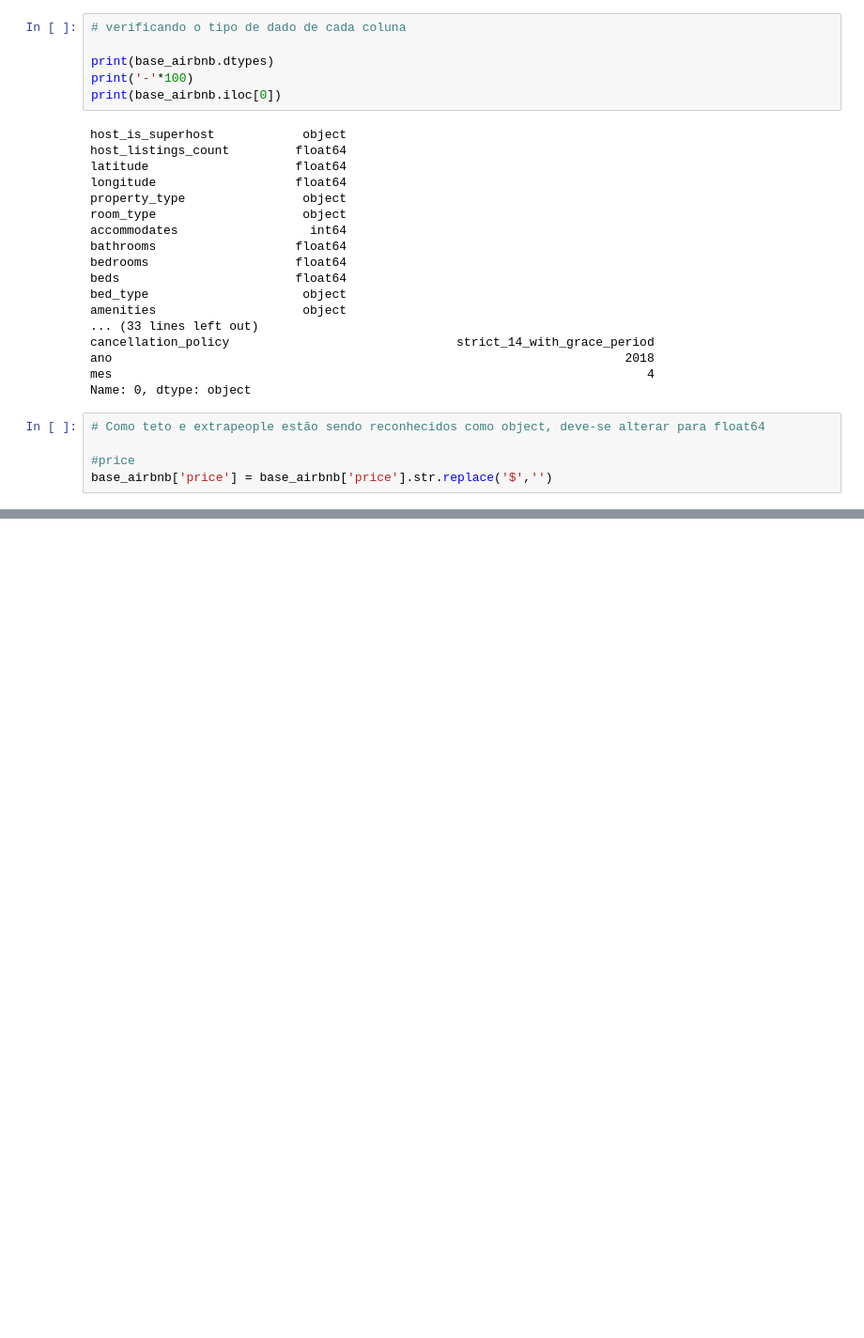
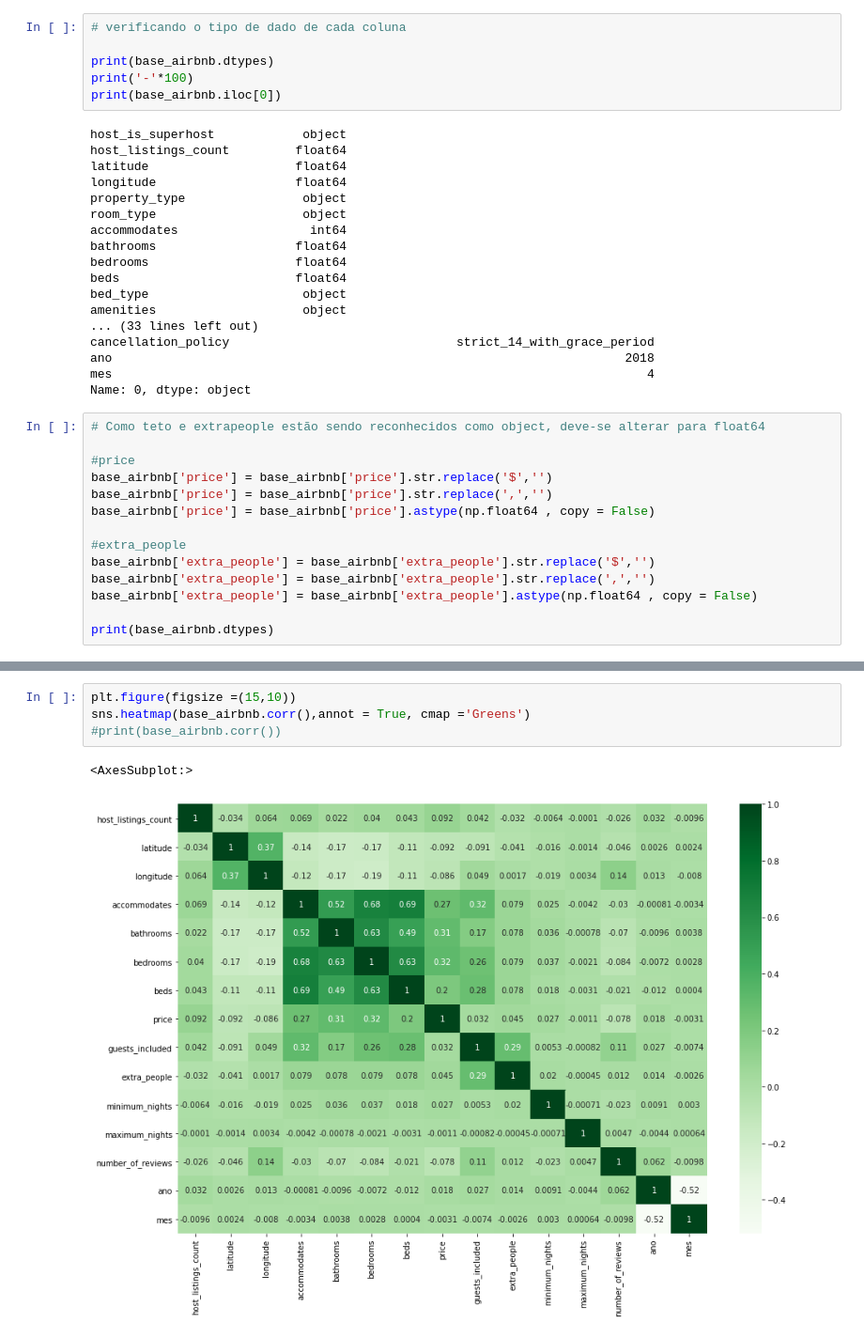
Before and after one commit to PedrosaFelipe/Projeto_Data_Science, a Jupyter notebook: Projeto - Rio de janeiro Airbnb .ipynb, the cells around one changed output, grey strips where cells are left out. Shown at 94% size. Drawn from its saved outputs; the diff is of its cells as text; blank space fills up the shorter version.

```diff
--- a/Projeto - Rio de janeiro Airbnb .ipynb
+++ b/Projeto - Rio de janeiro Airbnb .ipynb
@@ -218,3 +224,12 @@ Name: 0, dtype: object
 
 #price
 base_airbnb['price'] = base_airbnb['price'].str.replace('$','')
+base_airbnb['price'] = base_airbnb['price'].str.replace(',','')
+base_airbnb['price'] = base_airbnb['price'].astype(np.float64 , copy = False)
+
+#extra_people
+base_airbnb['extra_people'] = base_airbnb['extra_people'].str.replace('$','')
+base_airbnb['extra_people'] = base_airbnb['extra_people'].str.replace(',','')
+base_airbnb['extra_people'] = base_airbnb['extra_people'].astype(np.float64 , copy = False)
+
+print(base_airbnb.dtypes)
@@ -220,0 +263,7 @@ base_airbnb['price'] = base_airbnb['price'].str.replace('$','')
+# %%
+plt.figure(figsize =(15,10))
+sns.heatmap(base_airbnb.corr(),annot = True, cmap ='Greens')
+#print(base_airbnb.corr())
+# %% [output]
+<AxesSubplot:>
+[figure, added]
```
Also changed, not shown: parts of 45 cells of this notebook.
